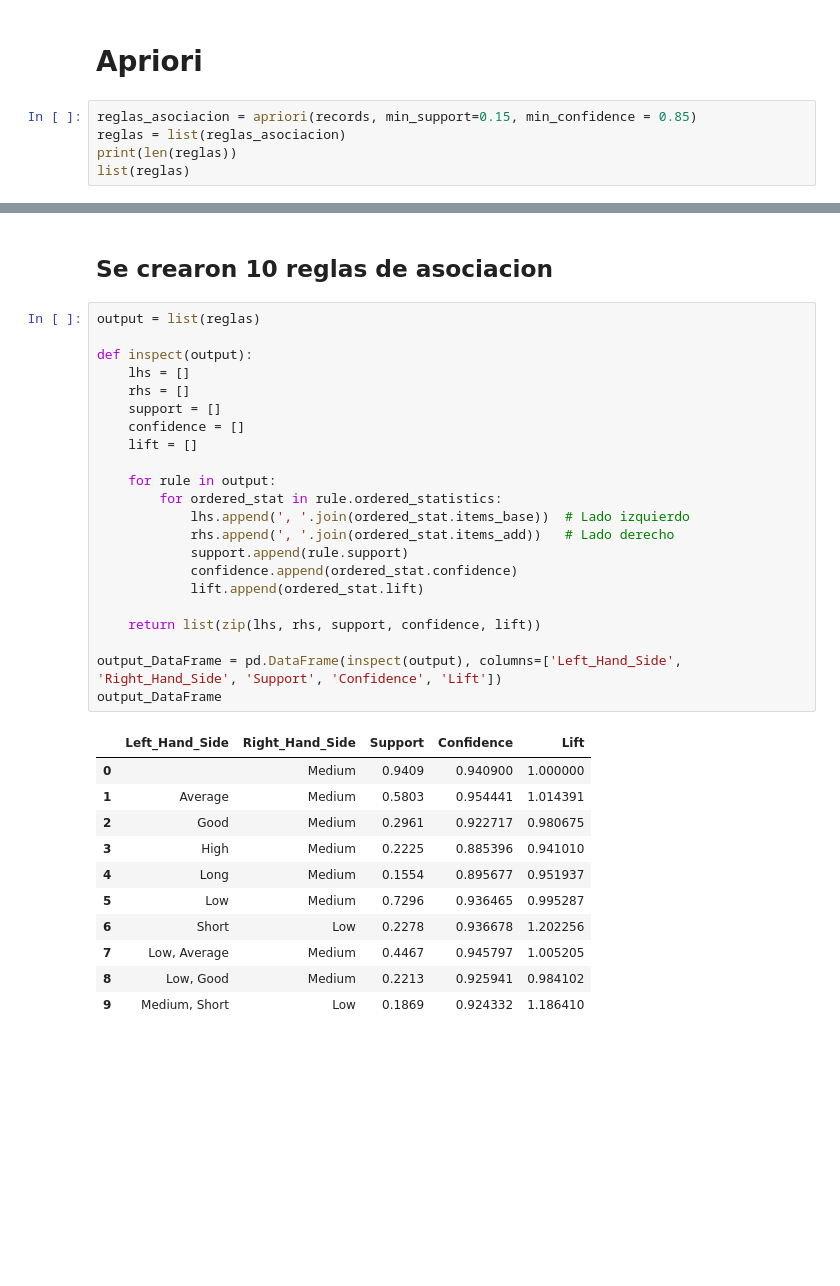
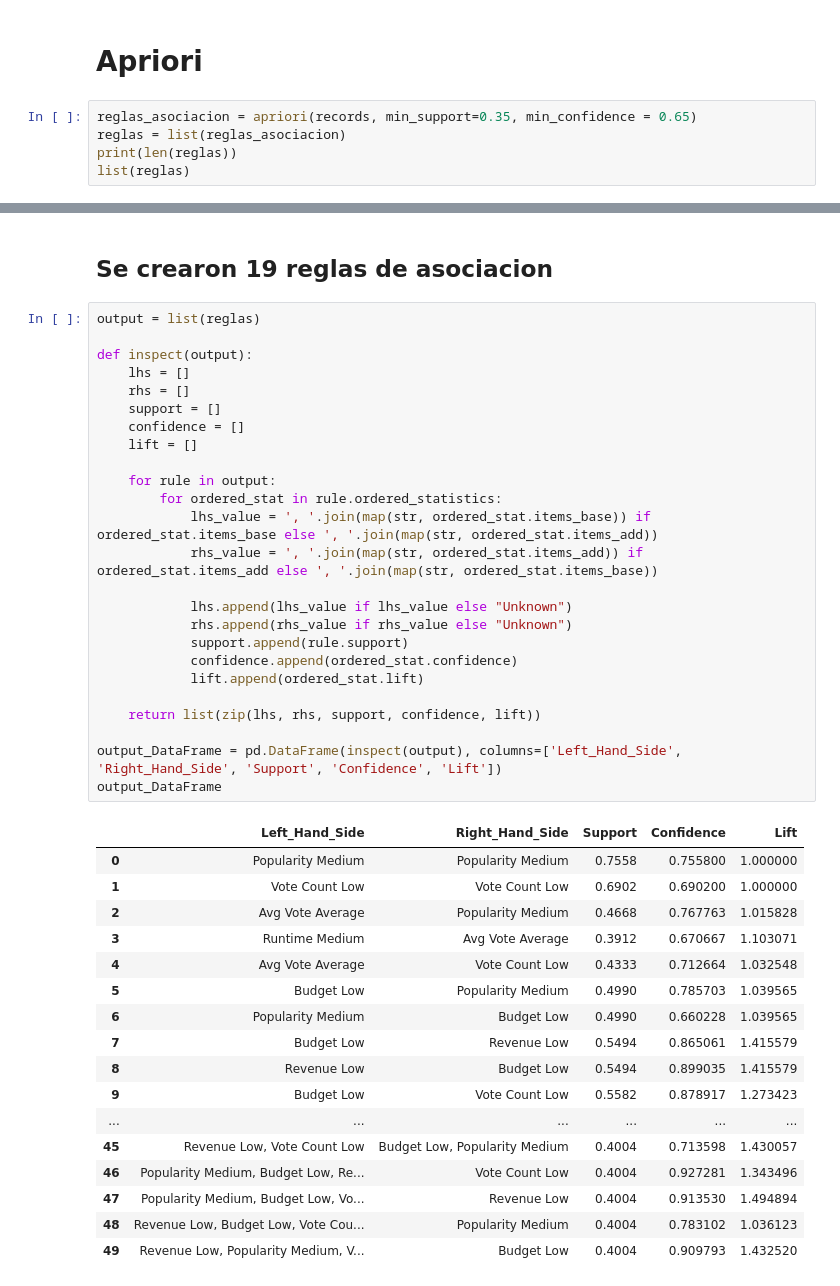
Before and after one commit to josuemj/CineVision-Studios, a Jupyter notebook: regla_asociacion.ipynb, the cells around one changed output, grey strips where cells are left out. Saved outputs shown, nothing was run; the diff lists cells and outputs as text; blank space fills up the shorter version.

```diff
--- a/regla_asociacion.ipynb
+++ b/regla_asociacion.ipynb
@@ -143,7 +141,7 @@ records
 # %% [markdown]
 # Apriori
 # %%
-reglas_asociacion = apriori(records, min_support=0.15, min_confidence = 0.85)
+reglas_asociacion = apriori(records, min_support=0.35, min_confidence = 0.65)
 reglas = list(reglas_asociacion)
 print(len(reglas))
 list(reglas)
@@ -162,36 +169,45 @@ list(reglas)
 # %% [markdown]
-## Se crearon 10 reglas de asociacion
+## Se crearon 19 reglas de asociacion
 # %%
 output = list(reglas)
 
 def inspect(output):
     lhs = []
     rhs = []
     support = []
     confidence = []
     lift = []
 
     for rule in output:
         for ordered_stat in rule.ordered_statistics:
-            lhs.append(', '.join(ordered_stat.items_base))  # Lado izquierdo
-            rhs.append(', '.join(ordered_stat.items_add))   # Lado derecho
+            lhs_value = ', '.join(map(str, ordered_stat.items_base)) if ordered_stat.items_base else ', '.join(map(str, ordered_stat.items_add))
+            rhs_value = ', '.join(map(str, ordered_stat.items_add)) if ordered_stat.items_add else ', '.join(map(str, ordered_stat.items_base))
+
+            lhs.append(lhs_value if lhs_value else "Unknown")
+            rhs.append(rhs_value if rhs_value else "Unknown")
             support.append(rule.support)
             confidence.append(ordered_stat.confidence)
             lift.append(ordered_stat.lift)
 
     return list(zip(lhs, rhs, support, confidence, lift))
 
 output_DataFrame = pd.DataFrame(inspect(output), columns=['Left_Hand_Side', 'Right_Hand_Side', 'Support', 'Confidence', 'Lift'])
 output_DataFrame
 # %% [output]
 |  | Left_Hand_Side | Right_Hand_Side | Support | Confidence | Lift |
-| 0 |  | Medium | 0.9409 | 0.940900 | 1.000000 |
-| 1 | Average | Medium | 0.5803 | 0.954441 | 1.014391 |
-| 2 | Good | Medium | 0.2961 | 0.922717 | 0.980675 |
-| 3 | High | Medium | 0.2225 | 0.885396 | 0.941010 |
-| 4 | Long | Medium | 0.1554 | 0.895677 | 0.951937 |
-| 5 | Low | Medium | 0.7296 | 0.936465 | 0.995287 |
-| 6 | Short | Low | 0.2278 | 0.936678 | 1.202256 |
-| 7 | Low, Average | Medium | 0.4467 | 0.945797 | 1.005205 |
-| 8 | Low, Good | Medium | 0.2213 | 0.925941 | 0.984102 |
-| 9 | Medium, Short | Low | 0.1869 | 0.924332 | 1.186410 |
+| 0 | Popularity Medium | Popularity Medium | 0.7558 | 0.755800 | 1.000000 |
+| 1 | Vote Count Low | Vote Count Low | 0.6902 | 0.690200 | 1.000000 |
+| 2 | Avg Vote Average | Popularity Medium | 0.4668 | 0.767763 | 1.015828 |
+| 3 | Runtime Medium | Avg Vote Average | 0.3912 | 0.670667 | 1.103071 |
+| 4 | Avg Vote Average | Vote Count Low | 0.4333 | 0.712664 | 1.032548 |
+| 5 | Budget Low | Popularity Medium | 0.4990 | 0.785703 | 1.039565 |
+| 6 | Popularity Medium | Budget Low | 0.4990 | 0.660228 | 1.039565 |
+| 7 | Budget Low | Revenue Low | 0.5494 | 0.865061 | 1.415579 |
+| 8 | Revenue Low | Budget Low | 0.5494 | 0.899035 | 1.415579 |
+| 9 | Budget Low | Vote Count Low | 0.5582 | 0.878917 | 1.273423 |
+| ... | ... | ... | ... | ... | ... |
+| 45 | Revenue Low, Vote Count Low | Budget Low, Popularity Medium | 0.4004 | 0.713598 | 1.430057 |
+| 46 | Popularity Medium, Budget Low, Re... | Vote Count Low | 0.4004 | 0.927281 | 1.343496 |
+| 47 | Popularity Medium, Budget Low, Vo... | Revenue Low | 0.4004 | 0.913530 | 1.494894 |
+| 48 | Revenue Low, Budget Low, Vote Cou... | Popularity Medium | 0.4004 | 0.783102 | 1.036123 |
+| 49 | Revenue Low, Popularity Medium, V... | Budget Low | 0.4004 | 0.909793 | 1.432520 |
```
Also changed, not shown: parts of 7 cells of this notebook.
